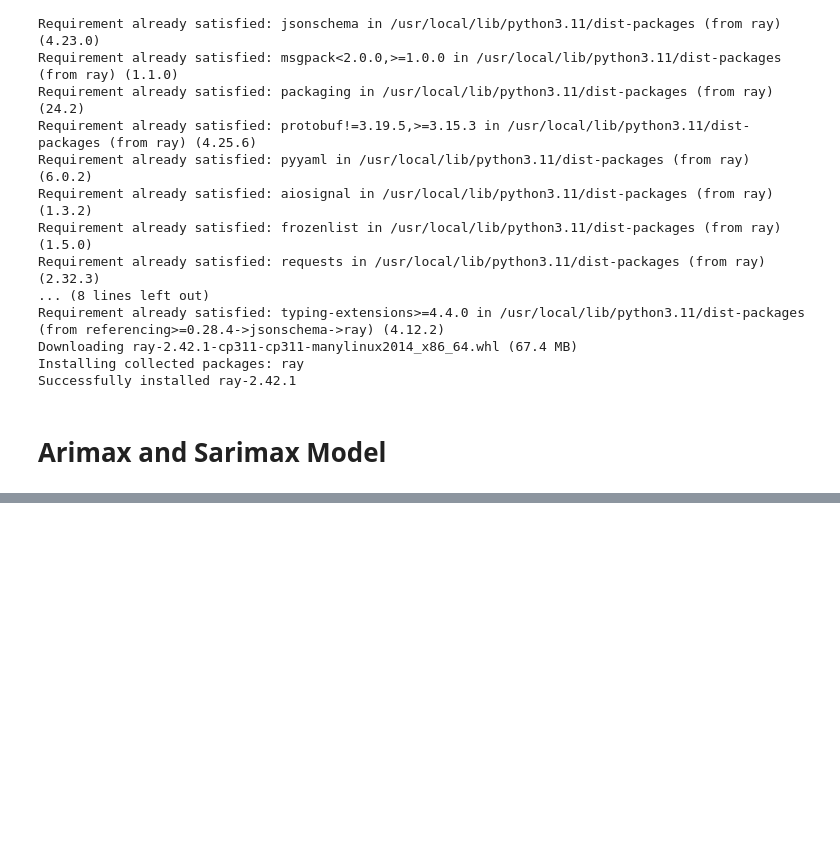
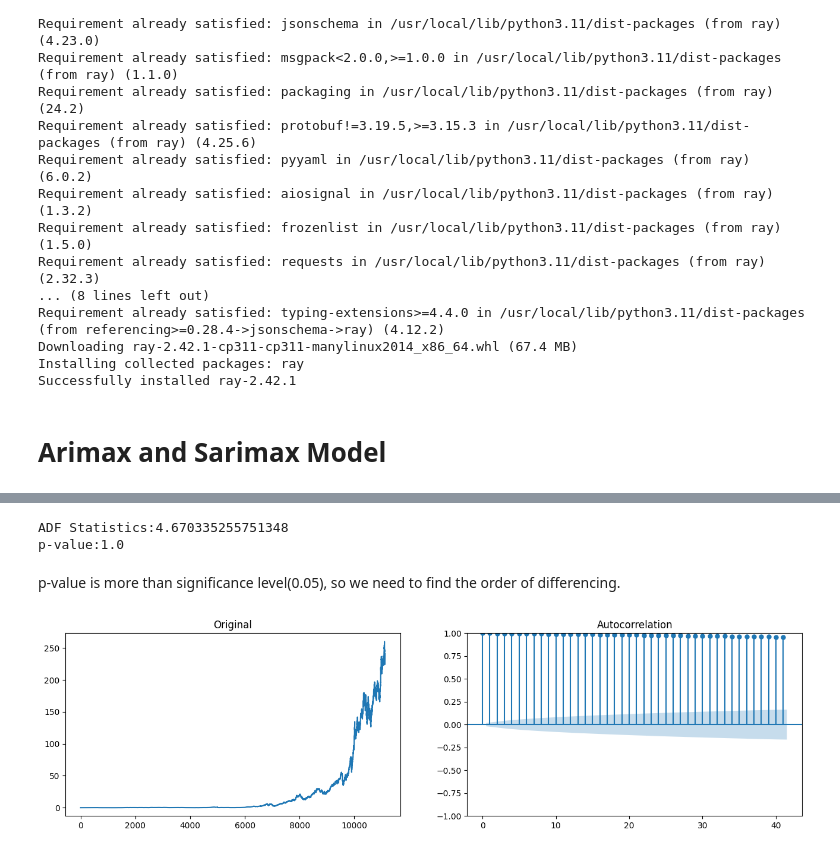
Before and after one commit to Kanchan786786/Capstone_project-, a Jupyter notebook: Capstone Models1.ipynb, the cells around one changed output, grey strips where cells are left out. Drawn from its saved outputs; the diff is of its cells as text; code cells hidden in the pictures; blank space fills up the shorter version.

```diff
--- a/Capstone Models1.ipynb
+++ b/Capstone Models1.ipynb
@@ -1177,0 +1228,13 @@ warnings.simplefilter(action='ignore', category=pd.errors.SettingWithCopyWarning
+# %%
+# Fill missing values at the start or end with column mean/median
+df['SMA_50'].fillna(df['SMA_50'].mean(), inplace=True)
+df['EMA_50'].fillna(df['EMA_50'].mean(), inplace=True)
+df['RSI'].fillna(df['RSI'].mean(), inplace=True)
+df['MACD'].fillna(df['MACD'].mean(), inplace=True)
+df['MACD_Signal'].fillna(df['MACD_Signal'].mean(), inplace=True)
+df['MACD_Hist'].fillna(df['MACD_Hist'].mean(), inplace=True)
+df['Target Variable - High'].fillna(df['Target Variable - High'].mean(), inplace=True)
+df['Target Variable - Low'].fillna(df['Target Variable - Low'].mean(), inplace=True)
+
+# Check for any remaining missing values
+print(df.isnull().sum())
@@ -1177,0 +1280,7 @@ warnings.simplefilter(action='ignore', category=pd.errors.SettingWithCopyWarning
+# %%
+# Add a 'Date' column based on the index
+df["Date"] = df.index
+# Reset the index and drop the old index column
+df.reset_index(drop=True, inplace=True)
+# Keep only the 'Date' and 'Close' columns
+df = df[['Date', 'High']]
@@ -1177,0 +1297,23 @@ warnings.simplefilter(action='ignore', category=pd.errors.SettingWithCopyWarning
+# %%
+# Run Dicky-Fuller test to check the dataset is stationary or non stationary
+from statsmodels.tsa.stattools import adfuller
+
+result = adfuller(df.High.dropna())
+print(f"ADF Statistics:{result[0]}")
+print(f"p-value:{result[1]}")
+# %% [output]
+ADF Statistics:4.670335255751348
+p-value:1.0
+# %% [markdown]
+p-value is more than significance level(0.05), so we need to find the order of differencing.
+# %%
+import matplotlib.pyplot as plt # Import matplotlib.pyplot as plt
+
+fig, (ax1, ax2) = plt.subplots(1, 2, figsize=(16, 4))
+
+ax1.plot(df.High)
+ax1.set_title("Original")
+#add ; at the end of the plot function so that the plot is not duplicated
+plot_acf(df.High, ax=ax2);
+# %% [output]
+[figure, added]
```
Also changed, not shown: parts of 36 cells of this notebook.
